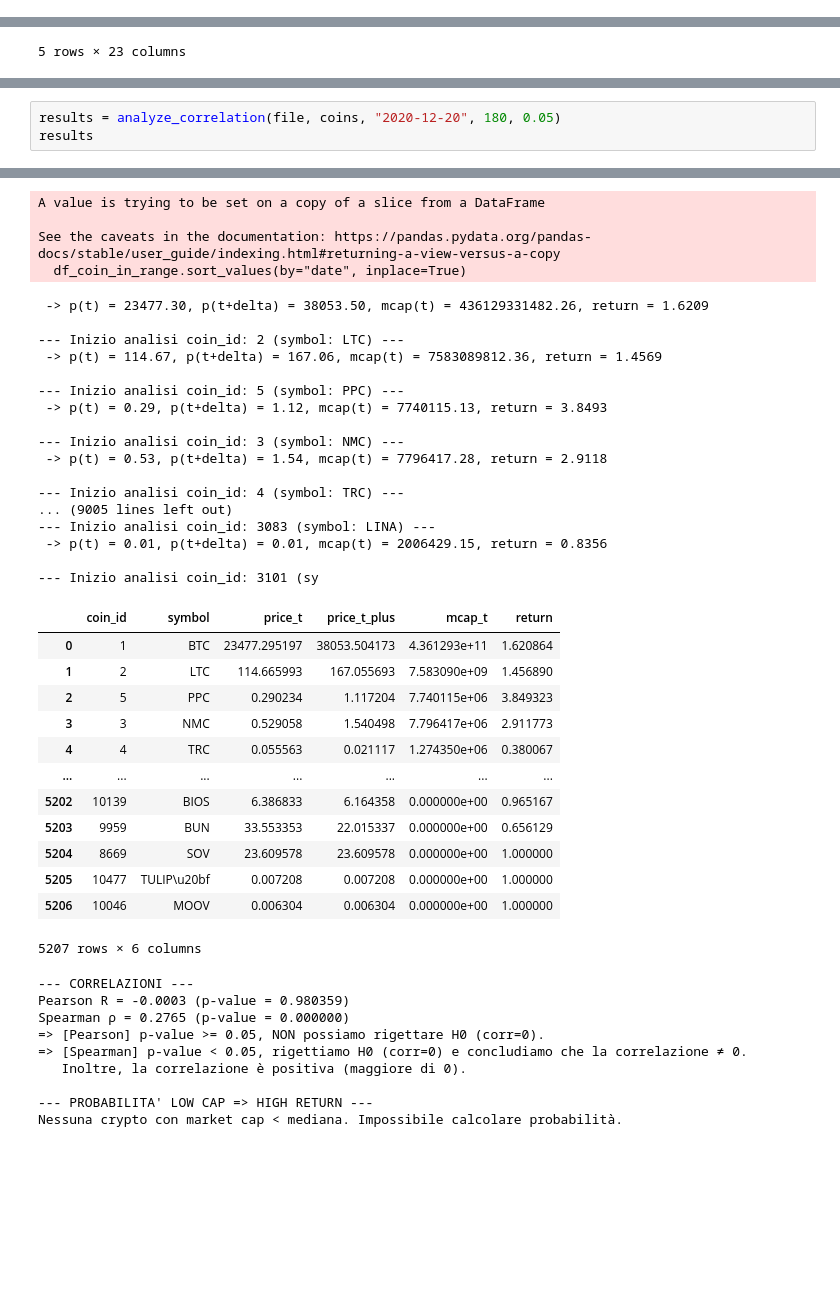
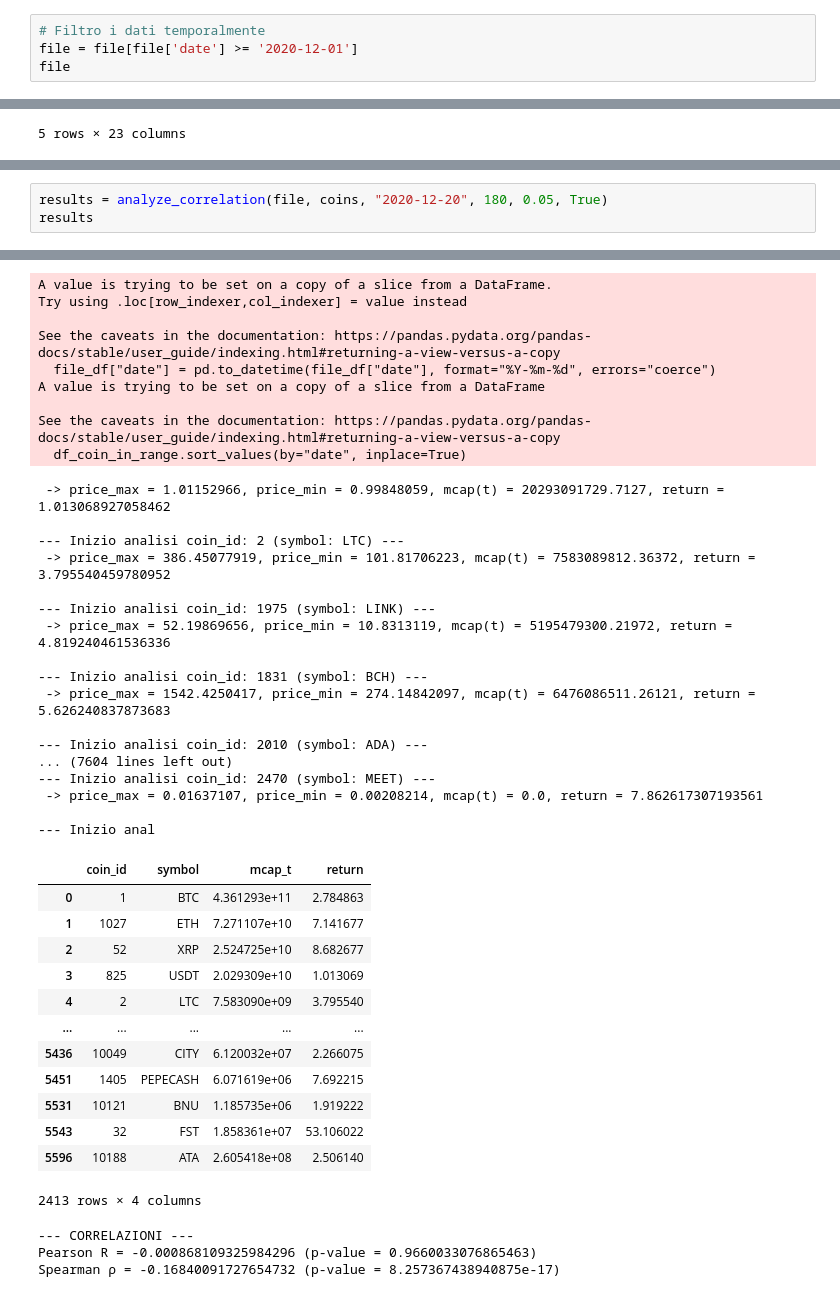
Before and after one commit to AleImbri/Crypto-strategies-simulations, a Jupyter notebook: Studio correlazione tra market cap e rendimenti.ipynb, the cells around one changed output, grey strips where cells are left out. Saved outputs shown, nothing was run; the diff lists cells and outputs as text; blank space fills up the shorter version.

```diff
--- a/Studio correlazione tra market cap e rendimenti.ipynb
+++ b/Studio correlazione tra market cap e rendimenti.ipynb
@@ -124,0 +116,4 @@ file['date'].max()
+# %%
+# Filtro i dati temporalmente
+file = file[file['date'] >= '2020-12-01']
+file
@@ -288,7 +288,7 @@ def analyze_correlation(file_df, coins_df, start_date_str="2020-12-20", delta_da
         "spearman_p": spearman_p
     }
 # %%
-results = analyze_correlation(file, coins, "2020-12-20", 180, 0.05)
+results = analyze_correlation(file, coins, "2020-12-20", 180, 0.05, True)
 results
 # %% [output]
 === Inizio analisi di correlazione ===
@@ -303,43 +314,42 @@ Numero di coin_id unici trovati nel dataset: 8927
+A value is trying to be set on a copy of a slice from a DataFrame.
+Try using .loc[row_indexer,col_indexer] = value instead
+
+See the caveats in the documentation: https://pandas.pydata.org/pandas-docs/stable/user_guide/indexing.html#returning-a-view-versus-a-copy
+  file_df["date"] = pd.to_datetime(file_df["date"], format="%Y-%m-%d", errors="coerce")
 A value is trying to be set on a copy of a slice from a DataFrame
 
 See the caveats in the documentation: https://pandas.pydata.org/pandas-docs/stable/user_guide/indexing.html#returning-a-view-versus-a-copy
   df_coin_in_range.sort_values(by="date", inplace=True)
- -> p(t) = 23477.30, p(t+delta) = 38053.50, mcap(t) = 436129331482.26, return = 1.6209
+ -> price_max = 1.01152966, price_min = 0.99848059, mcap(t) = 20293091729.7127, return = 1.013068927058462
 
 --- Inizio analisi coin_id: 2 (symbol: LTC) ---
- -> p(t) = 114.67, p(t+delta) = 167.06, mcap(t) = 7583089812.36, return = 1.4569
+ -> price_max = 386.45077919, price_min = 101.81706223, mcap(t) = 7583089812.36372, return = 3.795540459780952
 
---- Inizio analisi coin_id: 5 (symbol: PPC) ---
- -> p(t) = 0.29, p(t+delta) = 1.12, mcap(t) = 7740115.13, return = 3.8493
+--- Inizio analisi coin_id: 1975 (symbol: LINK) ---
+ -> price_max = 52.19869656, price_min = 10.8313119, mcap(t) = 5195479300.21972, return = 4.819240461536336
 
---- Inizio analisi coin_id: 3 (symbol: NMC) ---
- -> p(t) = 0.53, p(t+delta) = 1.54, mcap(t) = 7796417.28, return = 2.9118
+--- Inizio analisi coin_id: 1831 (symbol: BCH) ---
+ -> price_max = 1542.4250417, price_min = 274.14842097, mcap(t) = 6476086511.26121, return = 5.626240837873683
 
---- Inizio analisi coin_id: 4 (symbol: TRC) ---
-... (9005 lines left out)
---- Inizio analisi coin_id: 3083 (symbol: LINA) ---
- -> p(t) = 0.01, p(t+delta) = 0.01, mcap(t) = 2006429.15, return = 0.8356
+--- Inizio analisi coin_id: 2010 (symbol: ADA) ---
+... (7604 lines left out)
+--- Inizio analisi coin_id: 2470 (symbol: MEET) ---
+ -> price_max = 0.01637107, price_min = 0.00208214, mcap(t) = 0.0, return = 7.862617307193561
 
---- Inizio analisi coin_id: 3101 (sy
+--- Inizio anal
-|  | coin_id | symbol | price_t | price_t_plus | mcap_t | return |
-| 0 | 1 | BTC | 23477.295197 | 38053.504173 | 4.361293e+11 | 1.620864 |
-| 1 | 2 | LTC | 114.665993 | 167.055693 | 7.583090e+09 | 1.456890 |
-| 2 | 5 | PPC | 0.290234 | 1.117204 | 7.740115e+06 | 3.849323 |
-| 3 | 3 | NMC | 0.529058 | 1.540498 | 7.796417e+06 | 2.911773 |
-| 4 | 4 | TRC | 0.055563 | 0.021117 | 1.274350e+06 | 0.380067 |
-| ... | ... | ... | ... | ... | ... | ... |
-| 5202 | 10139 | BIOS | 6.386833 | 6.164358 | 0.000000e+00 | 0.965167 |
-| 5203 | 9959 | BUN | 33.553353 | 22.015337 | 0.000000e+00 | 0.656129 |
-| 5204 | 8669 | SOV | 23.609578 | 23.609578 | 0.000000e+00 | 1.000000 |
-| 5205 | 10477 | TULIP\u20bf | 0.007208 | 0.007208 | 0.000000e+00 | 1.000000 |
-| 5206 | 10046 | MOOV | 0.006304 | 0.006304 | 0.000000e+00 | 1.000000 |
+|  | coin_id | symbol | mcap_t | return |
+| 0 | 1 | BTC | 4.361293e+11 | 2.784863 |
+| 1 | 1027 | ETH | 7.271107e+10 | 7.141677 |
+| 2 | 52 | XRP | 2.524725e+10 | 8.682677 |
+| 3 | 825 | USDT | 2.029309e+10 | 1.013069 |
+| 4 | 2 | LTC | 7.583090e+09 | 3.795540 |
+| ... | ... | ... | ... | ... |
+| 5436 | 10049 | CITY | 6.120032e+07 | 2.266075 |
+| 5451 | 1405 | PEPECASH | 6.071619e+06 | 7.692215 |
+| 5531 | 10121 | BNU | 1.185735e+06 | 1.919222 |
+| 5543 | 32 | FST | 1.858361e+07 | 53.106022 |
+| 5596 | 10188 | ATA | 2.605418e+08 | 2.506140 |
-5207 rows × 6 columns
+2413 rows × 4 columns
 --- CORRELAZIONI ---
-Pearson R = -0.0003 (p-value = 0.980359)
-Spearman ρ = 0.2765 (p-value = 0.000000)
-=> [Pearson] p-value >= 0.05, NON possiamo rigettare H0 (corr=0).
-=> [Spearman] p-value < 0.05, rigettiamo H0 (corr=0) e concludiamo che la correlazione ≠ 0.
-   Inoltre, la correlazione è positiva (maggiore di 0).
-
---- PROBABILITA' LOW CAP => HIGH RETURN ---
-Nessuna crypto con market cap < mediana. Impossibile calcolare probabilità.
+Pearson R = -0.000868109325984296 (p-value = 0.9660033076865463)
+Spearman ρ = -0.16840091727654732 (p-value = 8.257367438940875e-17)
```
Also changed, not shown: parts of 17 cells of this notebook, 1 other file.
